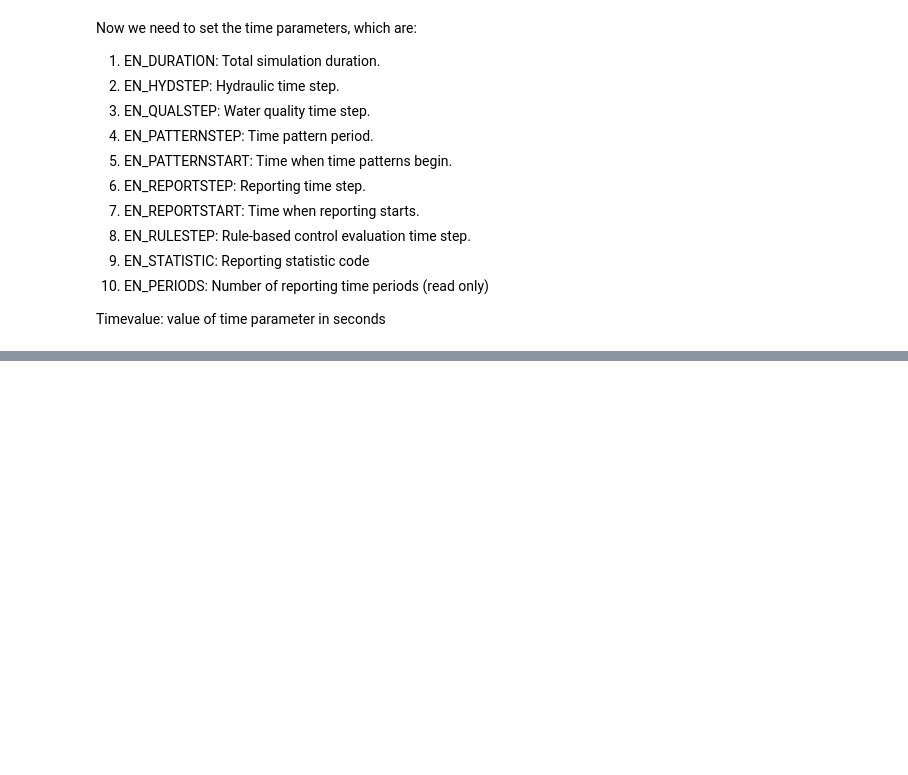
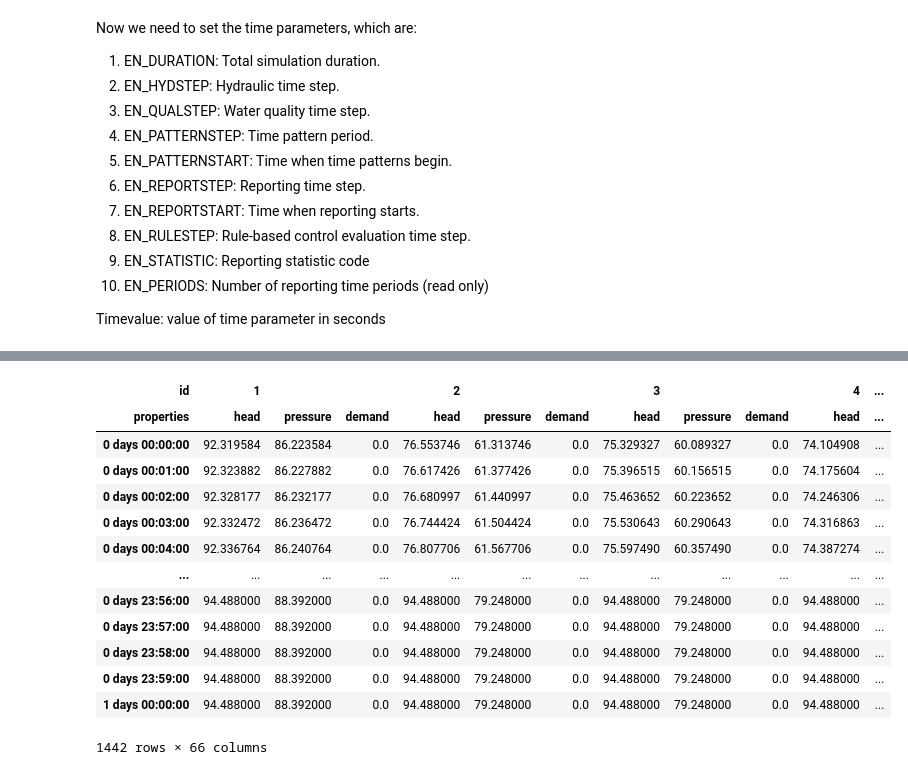
Before and after one commit to Daveonwave/msc_thesis, a Jupyter notebook: wds-analysis.ipynb, the cells around one changed output, grey strips where cells are left out. Saved outputs shown, nothing was run; the diff lists cells and outputs as text; code cells hidden in the pictures; blank space fills up the shorter version.

Commit message:
network.py + dataframe + notebook

```diff
--- a/wds-analysis.ipynb
+++ b/wds-analysis.ipynb
@@ -205,0 +273,8 @@ get_junctions_head(wds)
+# %%
+iterables = [wds.junctions.uid, ['head', 'pressure', 'demand']]
+cols_index = pd.MultiIndex.from_product(iterables, names=["id", "properties"])
+# %%
+import datetime
+times = [datetime.timedelta(seconds=time) for time in wds.time]
+# %%
+df = pd.DataFrame(0, index=times, columns=cols_index)
@@ -205,0 +301,20 @@ get_junctions_head(wds)
+# %%
+for i,j in zip(df.columns.get_level_values(0), df.columns.get_level_values(1)):
+    df[i,j] = wds.junctions.results[i][j]
+# %%
+df
+# %% [output]
+| id | 1 |  |  | 2 |  |  | 3 |  |  | 4 | ... |
+| properties | head | pressure | demand | head | pressure | demand | head | pressure | demand | head | ... |
+| 0 days 00:00:00 | 92.319584 | 86.223584 | 0.0 | 76.553746 | 61.313746 | 0.0 | 75.329327 | 60.089327 | 0.0 | 74.104908 | ... |
+| 0 days 00:01:00 | 92.323882 | 86.227882 | 0.0 | 76.617426 | 61.377426 | 0.0 | 75.396515 | 60.156515 | 0.0 | 74.175604 | ... |
+| 0 days 00:02:00 | 92.328177 | 86.232177 | 0.0 | 76.680997 | 61.440997 | 0.0 | 75.463652 | 60.223652 | 0.0 | 74.246306 | ... |
+| 0 days 00:03:00 | 92.332472 | 86.236472 | 0.0 | 76.744424 | 61.504424 | 0.0 | 75.530643 | 60.290643 | 0.0 | 74.316863 | ... |
+| 0 days 00:04:00 | 92.336764 | 86.240764 | 0.0 | 76.807706 | 61.567706 | 0.0 | 75.597490 | 60.357490 | 0.0 | 74.387274 | ... |
+| ... | ... | ... | ... | ... | ... | ... | ... | ... | ... | ... | ... |
+| 0 days 23:56:00 | 94.488000 | 88.392000 | 0.0 | 94.488000 | 79.248000 | 0.0 | 94.488000 | 79.248000 | 0.0 | 94.488000 | ... |
+| 0 days 23:57:00 | 94.488000 | 88.392000 | 0.0 | 94.488000 | 79.248000 | 0.0 | 94.488000 | 79.248000 | 0.0 | 94.488000 | ... |
+| 0 days 23:58:00 | 94.488000 | 88.392000 | 0.0 | 94.488000 | 79.248000 | 0.0 | 94.488000 | 79.248000 | 0.0 | 94.488000 | ... |
+| 0 days 23:59:00 | 94.488000 | 88.392000 | 0.0 | 94.488000 | 79.248000 | 0.0 | 94.488000 | 79.248000 | 0.0 | 94.488000 | ... |
+| 1 days 00:00:00 | 94.488000 | 88.392000 | 0.0 | 94.488000 | 79.248000 | 0.0 | 94.488000 | 79.248000 | 0.0 | 94.488000 | ... |
+1442 rows × 66 columns
```
Also changed, not shown: parts of 23 cells of this notebook, 4 other files.
